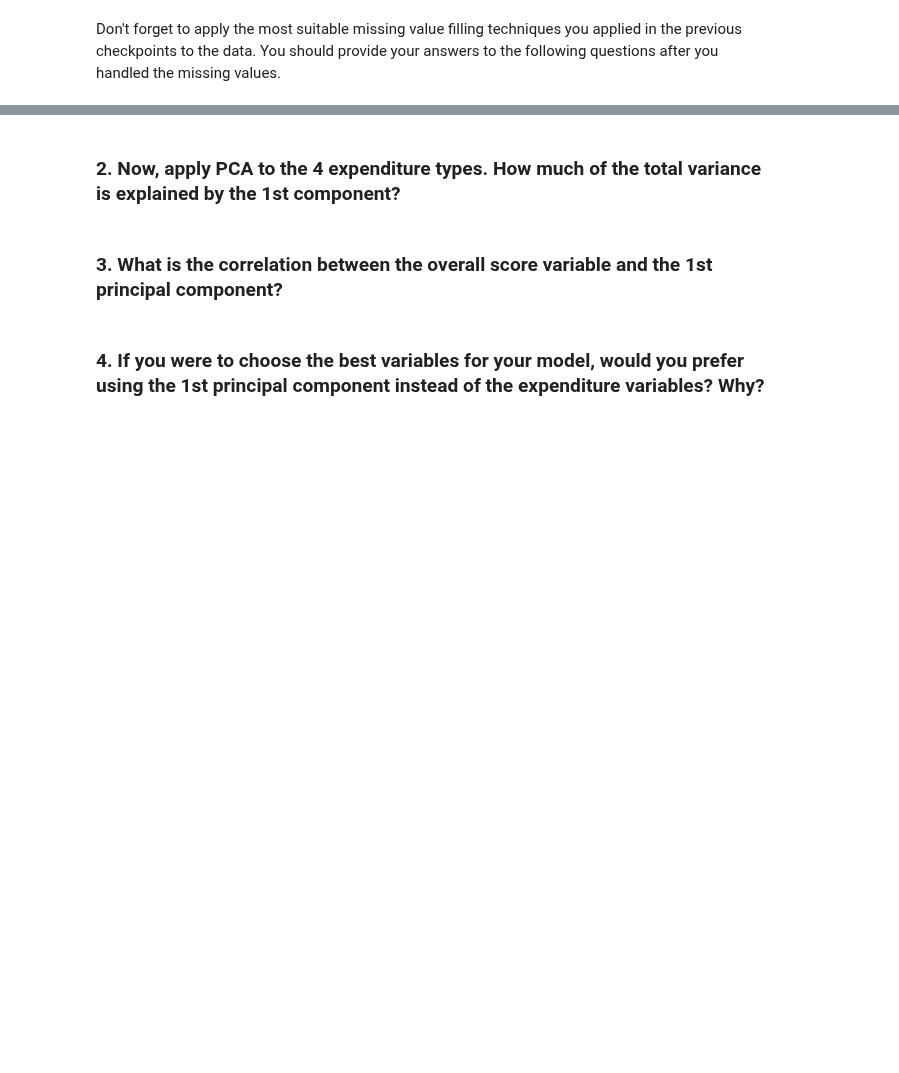
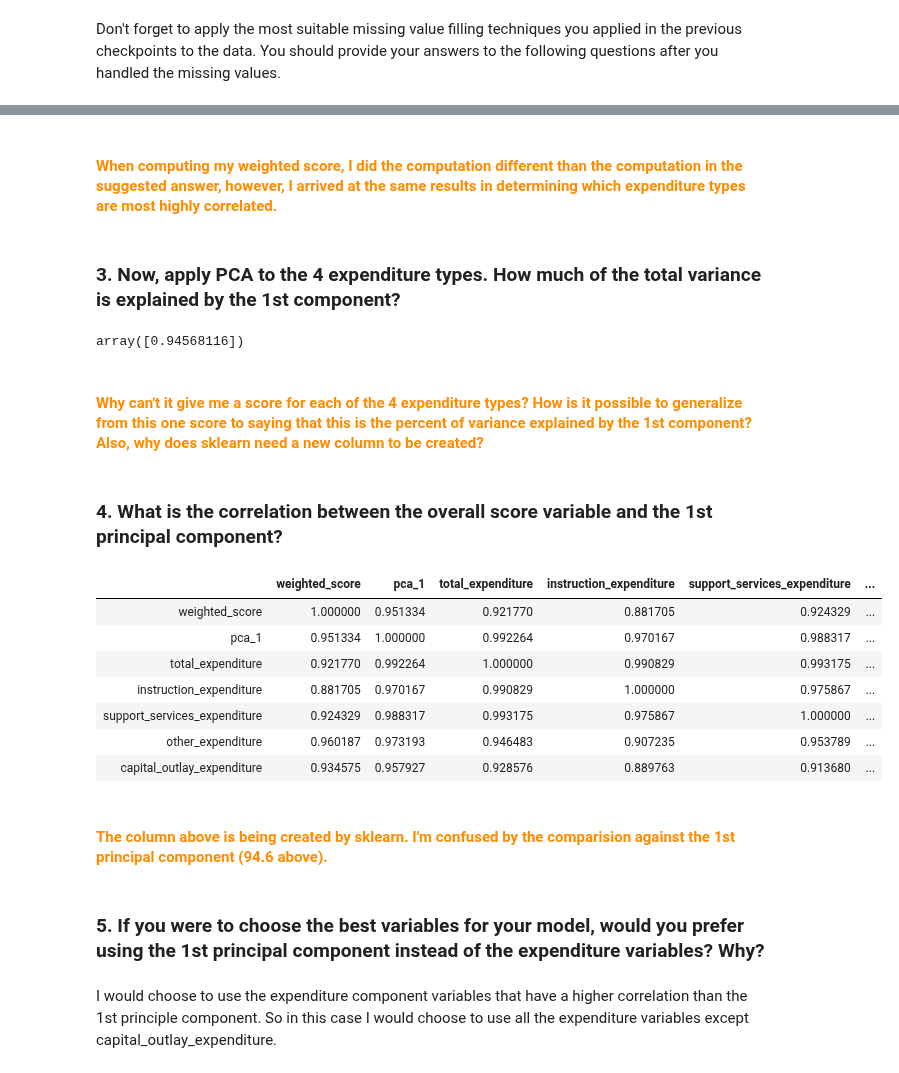
Before and after one commit to mrkjhsn/Thinkful-Exercises, a Jupyter notebook: feature_engineering_2.ipynb, the cells around one changed output, grey strips where cells are left out. Cells and saved outputs as stored; diff of their text form; code cells hidden in the pictures; blank space fills up the shorter version.

```diff
--- a/feature_engineering_2.ipynb
+++ b/feature_engineering_2.ipynb
@@ -44,6 +121,48 @@ Don't forget to apply the most suitable missing value filling techniques you app
+# %% [markdown]
+#### <font color=darkorange>When computing my weighted score, I did the computation different than the computation in the suggested answer, however, I arrived at the same results in determining which expenditure types are most highly correlated.</font>
 # %% [markdown]
-### 2. Now, apply PCA to the 4 expenditure types. How much of the total variance is explained by the 1st component?
+### 3. Now, apply PCA to the 4 expenditure types. How much of the total variance is explained by the 1st component?
+# %%
+from sklearn.decomposition import PCA
+from sklearn.preprocessing import StandardScaler
+
+
+
+X = StandardScaler().fit_transform(us_edu[['instruction_expenditure',
+                                           'support_services_expenditure',
+                                           'other_expenditure',
+                                           'capital_outlay_expenditure']])
+
+sklearn_pca = PCA(n_components=1)
+
+# what is happening by the creation of this new column?
+us_edu["pca_1"] = sklearn_pca.fit_transform(X)
+
+# ratio of total variance in the dataset explained
+# by each component from PCA sklearn
+sklearn_pca.explained_variance_ratio_
+# %% [output]
+array([0.94568116])
+# %% [markdown]
+#### <font color=darkorange>Why can't it give me a score for each of the 4 expenditure types?  How is it possible to generalize from this one score to saying that this is the percent of variance explained by the 1st component?  Also, why does sklearn need a new column to be created?</font>
 # %% [markdown]
-### 3. What is the correlation between the overall score variable and the 1st principal component?
+### 4. What is the correlation between the overall score variable and the 1st principal component?
+# %%
+us_edu[['weighted_score', 'pca_1', 'total_expenditure',
+       'instruction_expenditure', 'support_services_expenditure',
+        'other_expenditure', 'capital_outlay_expenditure']].corr()
+# %% [output]
+|  | weighted_score | pca_1 | total_expenditure | instruction_expenditure | support_services_expenditure | ... |
+| weighted_score | 1.000000 | 0.951334 | 0.921770 | 0.881705 | 0.924329 | ... |
+| pca_1 | 0.951334 | 1.000000 | 0.992264 | 0.970167 | 0.988317 | ... |
+| total_expenditure | 0.921770 | 0.992264 | 1.000000 | 0.990829 | 0.993175 | ... |
+| instruction_expenditure | 0.881705 | 0.970167 | 0.990829 | 1.000000 | 0.975867 | ... |
+| support_services_expenditure | 0.924329 | 0.988317 | 0.993175 | 0.975867 | 1.000000 | ... |
+| other_expenditure | 0.960187 | 0.973193 | 0.946483 | 0.907235 | 0.953789 | ... |
+| capital_outlay_expenditure | 0.934575 | 0.957927 | 0.928576 | 0.889763 | 0.913680 | ... |
+# %% [markdown]
+#### <font color=darkorange>The column above is being created by sklearn.  I'm confused by the comparision against the 1st principal component (94.6 above).</font>
 # %% [markdown]
-### 4. If you were to choose the best variables for your model, would you prefer using the 1st principal component instead of the expenditure variables? Why?
+### 5. If you were to choose the best variables for your model, would you prefer using the 1st principal component instead of the expenditure variables? Why?
+# %% [markdown]
+I would choose to use the expenditure component variables that have a higher correlation than the 1st principle component.  So in this case I would choose to use all the expenditure variables except capital_outlay_expenditure.
```
Also changed, not shown: parts of 11 cells of this notebook.
